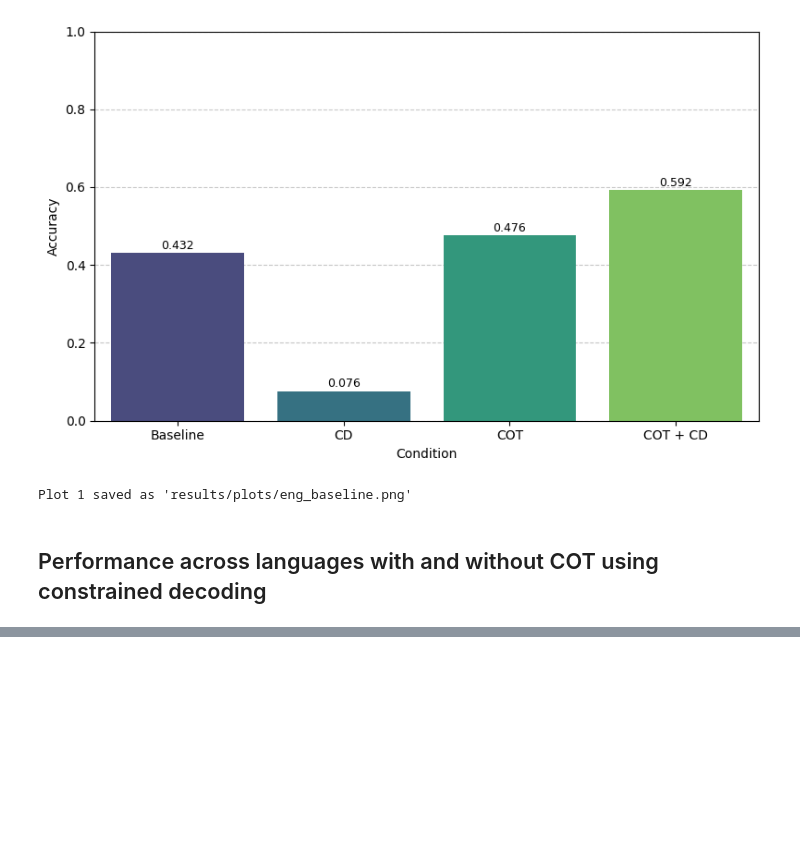
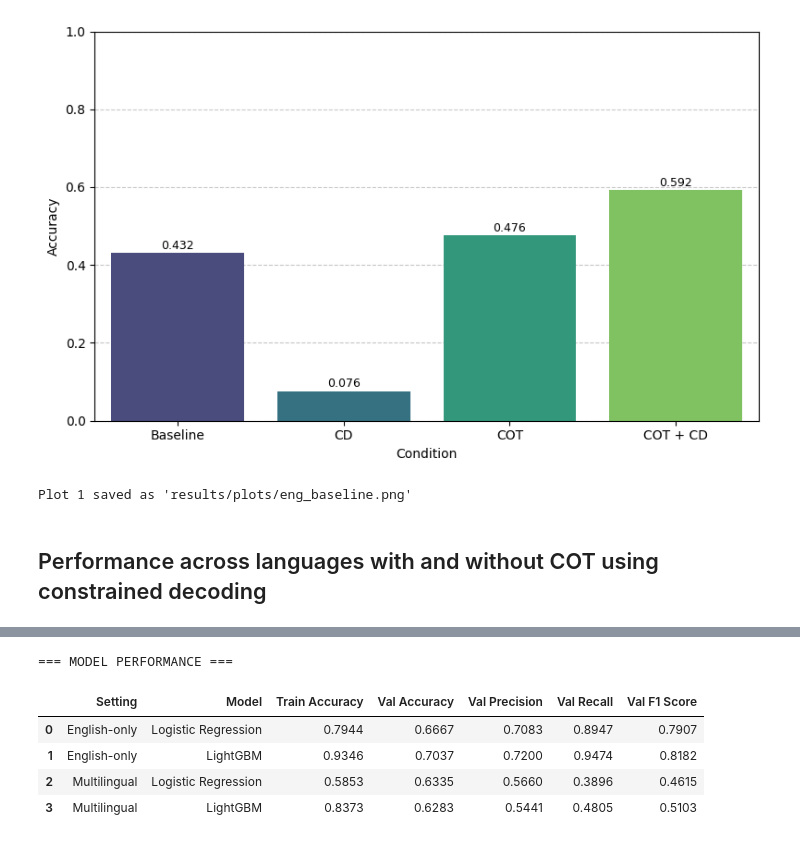
Before and after one commit to Jazhyc/IKNLP-Attribution, a Jupyter notebook: notebooks/analysis.ipynb, the cells around one changed output, grey strips where cells are left out. Saved outputs shown, nothing was run; the diff lists cells and outputs as text; code cells hidden in the pictures; blank space fills up the shorter version.

```diff
--- a/notebooks/analysis.ipynb
+++ b/notebooks/analysis.ipynb
@@ -144,0 +742,10 @@ Plot 2 saved as 'results/plots/multi-lang_performance.png'
+# %%
+print("\n=== MODEL PERFORMANCE ===")
+display(performance_df)
+# %% [output]
+=== MODEL PERFORMANCE ===
+|  | Setting | Model | Train Accuracy | Val Accuracy | Val Precision | Val Recall | Val F1 Score |
+| 0 | English-only | Logistic Regression | 0.7944 | 0.6667 | 0.7083 | 0.8947 | 0.7907 |
+| 1 | English-only | LightGBM | 0.9346 | 0.7037 | 0.7200 | 0.9474 | 0.8182 |
+| 2 | Multilingual | Logistic Regression | 0.5853 | 0.6335 | 0.5660 | 0.3896 | 0.4615 |
+| 3 | Multilingual | LightGBM | 0.8373 | 0.6283 | 0.5441 | 0.4805 | 0.5103 |
```
Also changed, not shown: parts of 11 cells of this notebook, 10 other files.
